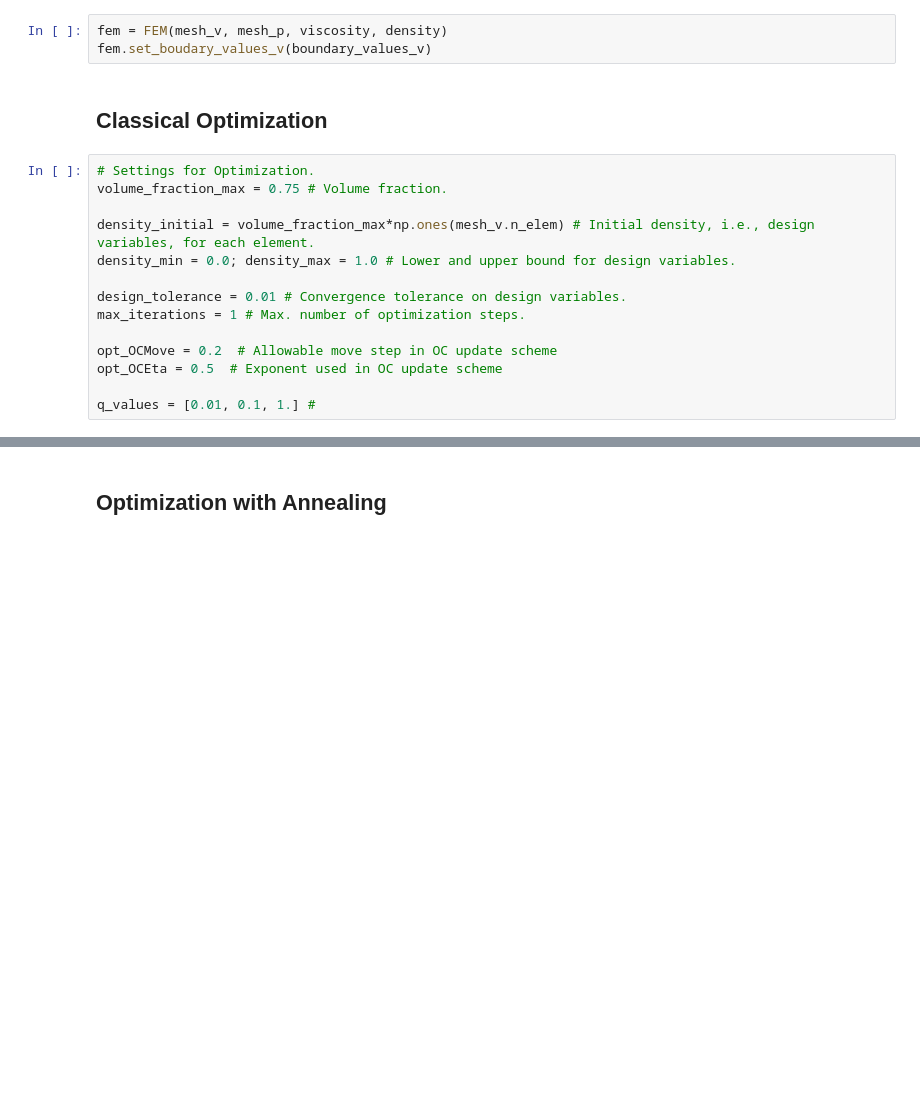
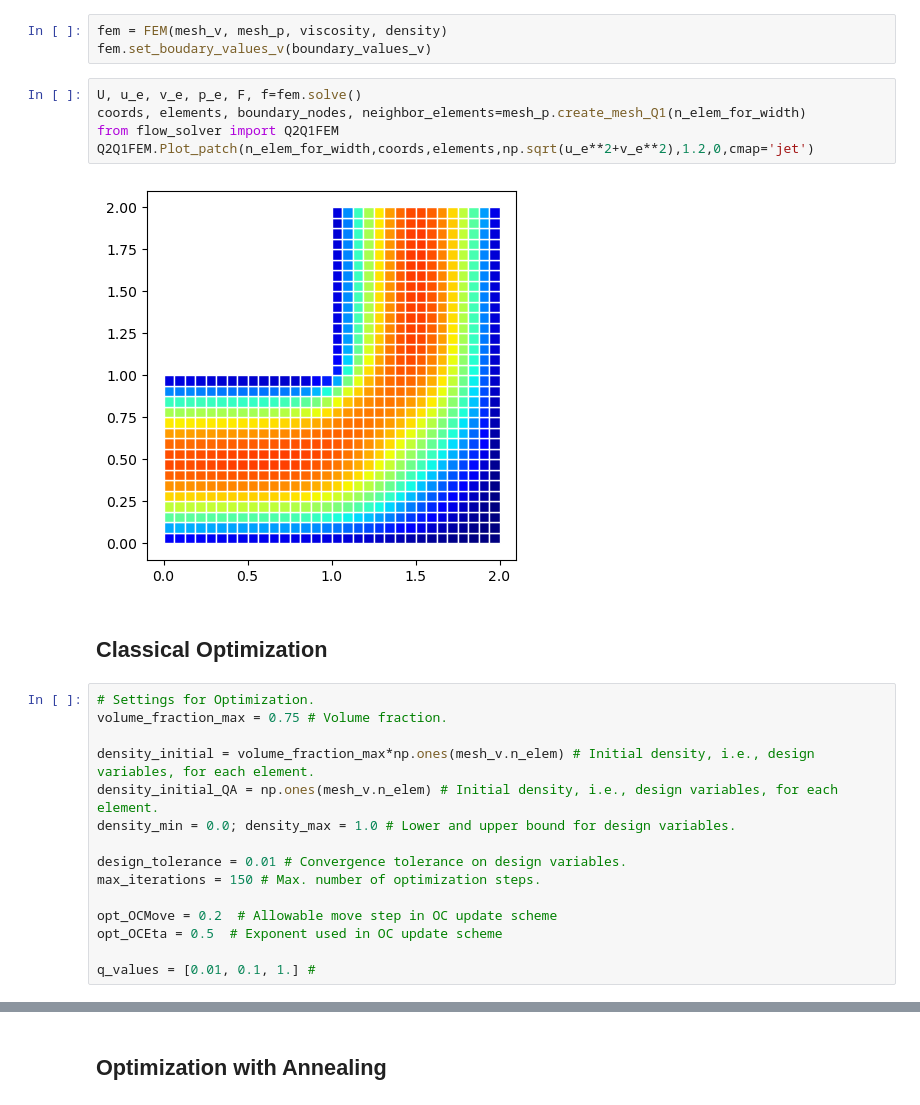
Before and after one commit to EngiOptiQA/TopoFlow, a Jupyter notebook: notebooks/L-channel/L-channel.ipynb, the cells around one changed output, grey strips where cells are left out. Drawn from its saved outputs; the diff is of its cells as text; blank space fills up the shorter version.

```diff
--- a/notebooks/L-channel/L-channel.ipynb
+++ b/notebooks/L-channel/L-channel.ipynb
@@ -78,6 +78,13 @@ density = 0.5
 # %%
 fem = FEM(mesh_v, mesh_p, viscosity, density)
 fem.set_boudary_values_v(boundary_values_v)
+# %%
+U, u_e, v_e, p_e, F, f=fem.solve()
+coords, elements, boundary_nodes, neighbor_elements=mesh_p.create_mesh_Q1(n_elem_for_width)
+from flow_solver import Q2Q1FEM
+Q2Q1FEM.Plot_patch(n_elem_for_width,coords,elements,np.sqrt(u_e**2+v_e**2),1.2,0,cmap='jet')
+# %% [output]
+[figure, added]
 # %% [markdown]
 ## Classical Optimization
 # %%
@@ -85,10 +92,11 @@ fem.set_boudary_values_v(boundary_values_v)
 volume_fraction_max = 0.75 # Volume fraction.
 
 density_initial = volume_fraction_max*np.ones(mesh_v.n_elem) # Initial density, i.e., design variables, for each element.
+density_initial_QA = np.ones(mesh_v.n_elem) # Initial density, i.e., design variables, for each element.
 density_min = 0.0; density_max = 1.0 # Lower and upper bound for design variables.
 
 design_tolerance = 0.01 # Convergence tolerance on design variables.
-max_iterations = 1 # Max. number of optimization steps.
+max_iterations = 150 # Max. number of optimization steps.
 
 opt_OCMove = 0.2  # Allowable move step in OC update scheme
 opt_OCEta = 0.5  # Exponent used in OC update scheme
```
Also changed, not shown: parts of 9 cells of this notebook, 4 other files.
